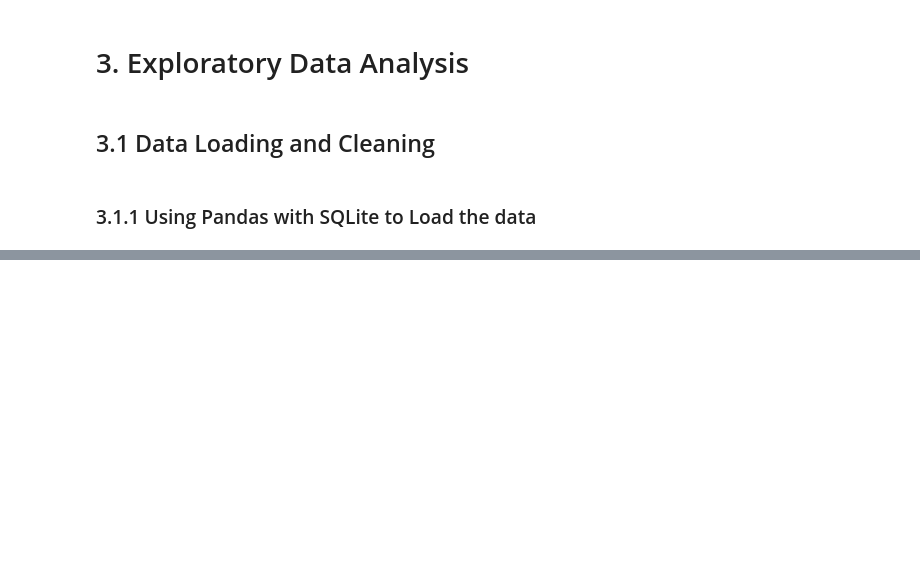
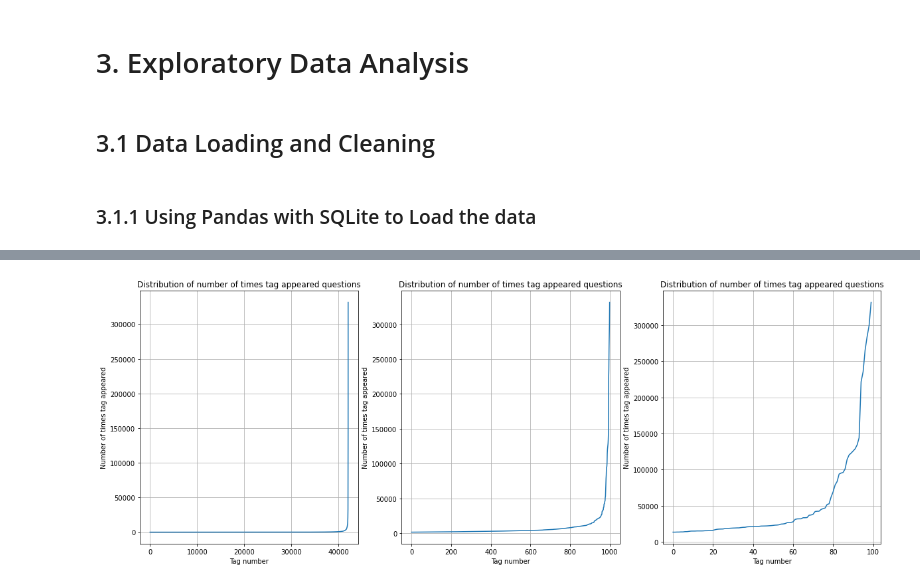
Before and after one commit to Sahil-Chavan/Stackoverflow_Tag_Prediction, a Jupyter notebook: SO_Tag_Prediction.ipynb, the cells around one changed output, grey strips where cells are left out. Saved outputs shown, nothing was run; the diff lists cells and outputs as text; code cells hidden in the pictures; blank space fills up the shorter version.

```diff
--- a/SO_Tag_Prediction.ipynb
+++ b/SO_Tag_Prediction.ipynb
@@ -181,0 +309,3 @@ https://www.kaggle.com/wiki/HammingLoss <br>
+# %%
+df_no_dup['TagCounts'] = df_no_dup['Tags'].apply(lambda x: len(x.split()))
+df_no_dup.head()
@@ -181,0 +333,3 @@ https://www.kaggle.com/wiki/HammingLoss <br>
+# %%
+tags_lst = [x for tgs in df_no_dup['Tags'] for x in tgs.split()]
+tags_lst[:15]
@@ -181,0 +362,6 @@ https://www.kaggle.com/wiki/HammingLoss <br>
+# %%
+tags_freq_dict = dict(Counter(tags_lst))
+# %%
+freq_vals = list(tags_freq_dict.values())
+freq_vals.sort()
+freq_vals[:10]
@@ -181,0 +397,26 @@ https://www.kaggle.com/wiki/HammingLoss <br>
+# %%
+rcParams['figure.figsize'] = 20,7
+plt.subplot(131)
+plt.plot(freq_vals)
+plt.title("Distribution of number of times tag appeared questions")
+plt.grid()
+plt.xlabel("Tag number")
+plt.ylabel("Number of times tag appeared")
+
+plt.subplot(132)
+plt.plot(freq_vals[-1000:])
+plt.title("Distribution of number of times tag appeared questions")
+plt.grid()
+plt.xlabel("Tag number")
+plt.ylabel("Number of times tag appeared")
+
+plt.subplot(133)
+plt.plot(freq_vals[-100:])
+plt.title("Distribution of number of times tag appeared questions")
+plt.grid()
+plt.xlabel("Tag number")
+plt.ylabel("Number of times tag appeared")
+
+plt.show()
+# %% [output]
+[figure, added]
```
Also changed, not shown: parts of 46 cells of this notebook.
